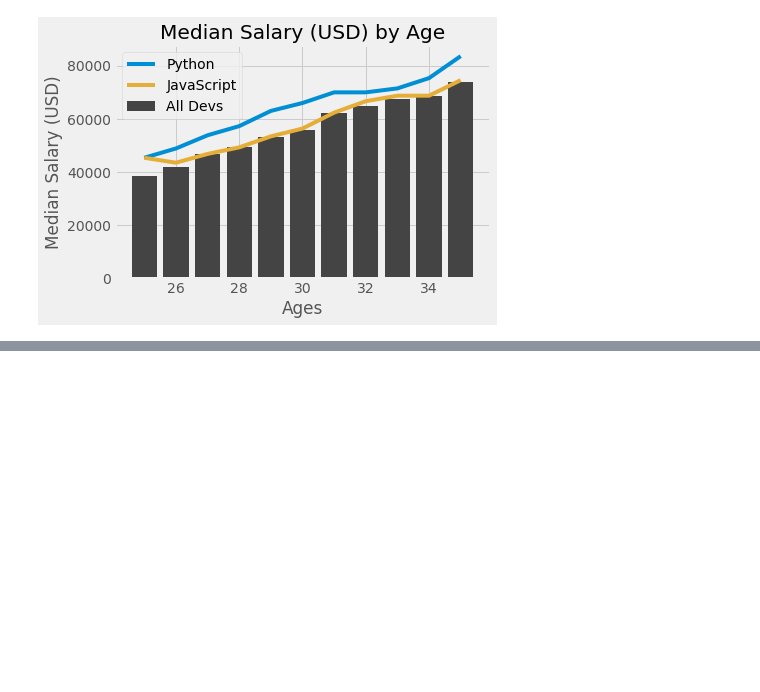
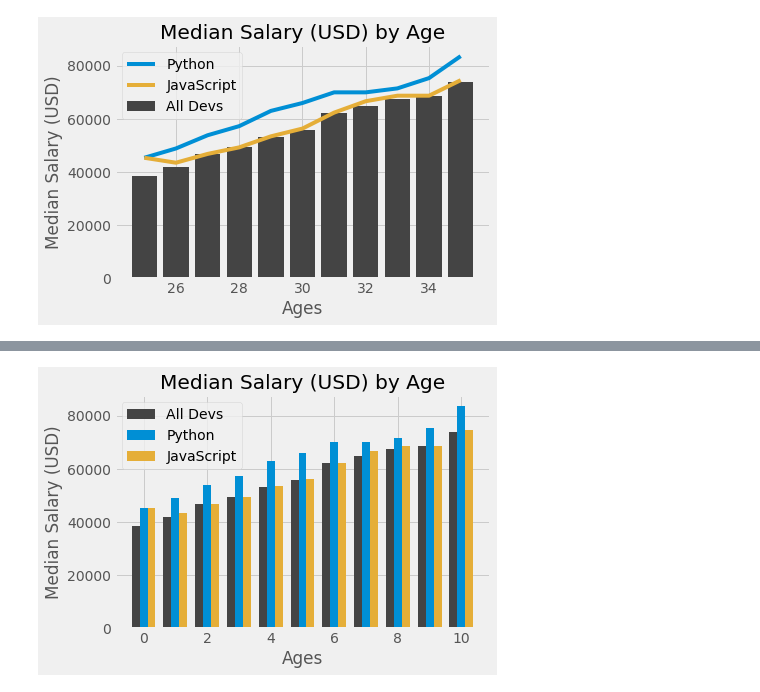
Before and after one commit to AdamYuWen/LearningProgramming, a Jupyter notebook: Python Matplotlib Tutorial.ipynb, the cells around one changed output, grey strips where cells are left out. Cells and saved outputs as stored; diff of their text form; code cells hidden in the pictures; blank space fills up the shorter version.

```diff
--- a/Python Matplotlib Tutorial.ipynb
+++ b/Python Matplotlib Tutorial.ipynb
@@ -287,0 +297,23 @@ plt.show()
+# %%
+import numpy as np
+
+
+# An array of values and those values are going to a numbered version of x values.
+# It is a numpy array.
+x_indexes = np.arange(len(ages_x))
+width = 0.25 # width of each bar
+
+# Shift bars by width
+plt.bar(x_indexes - width, dev_y, width=width, color="#444444", label='All Devs')
+plt.bar(x_indexes, py_dev_y, width=width, color="#008fd5", label='Python')
+plt.bar(x_indexes + width, js_dev_y, width=width, color="#e5ae38", label='JavaScript')
+
+plt.xlabel('Ages')
+plt.ylabel('Median Salary (USD)')
+plt.title('Median Salary (USD) by Age')
+
+plt.legend()
+
+plt.show()
+# %% [output]
+[figure, added]
```
Also changed, not shown: parts of 30 cells of this notebook, 1 other file.
